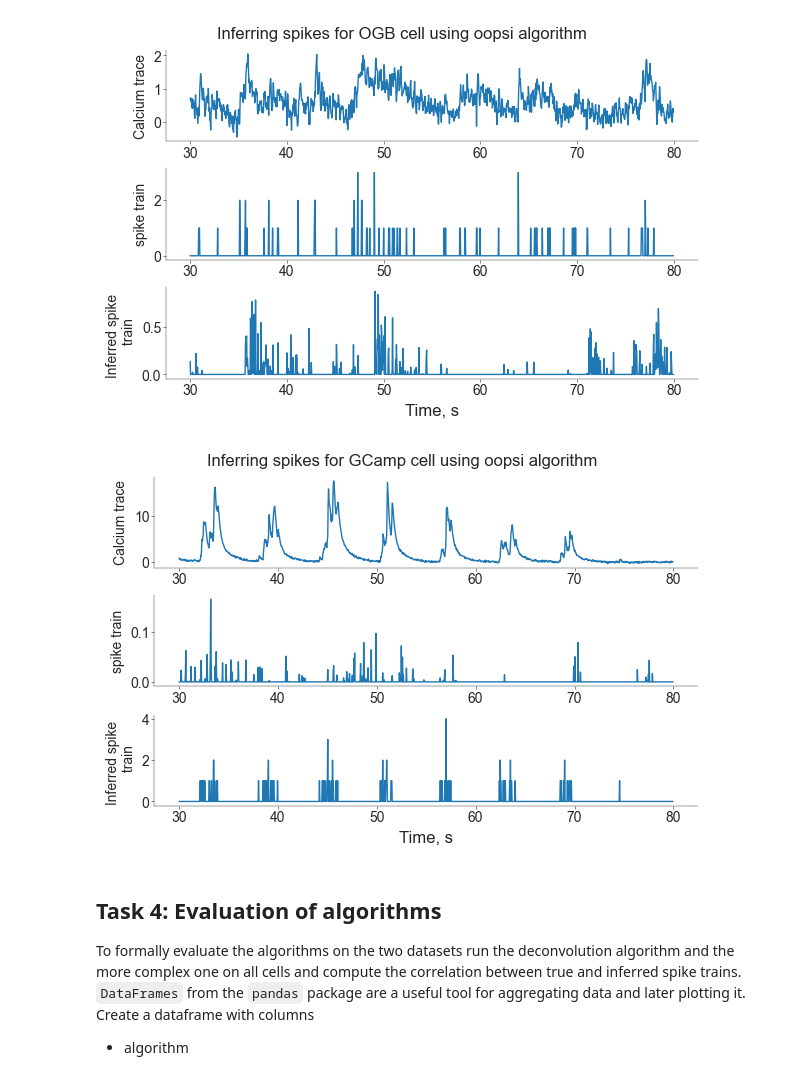
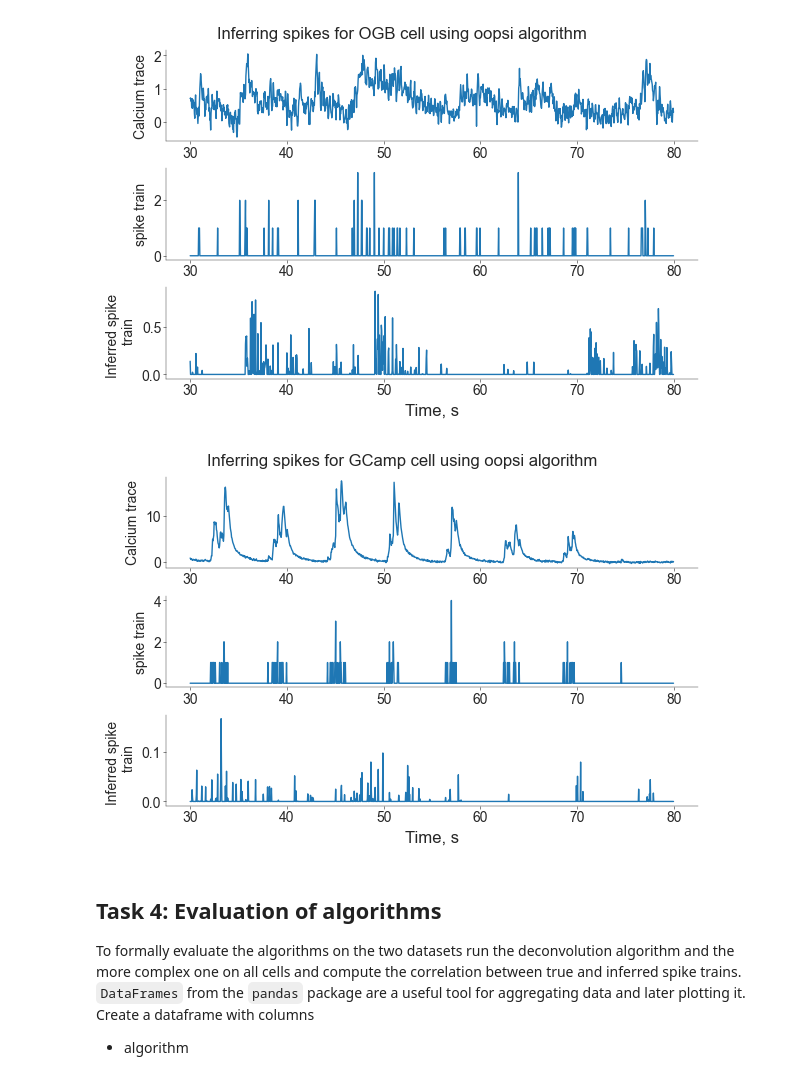
Before and after one commit to atimcenko/tu-neural-data-science, a Jupyter notebook: notebooks/CodingLab3_Ali.ipynb, the cells around one changed output. Drawn from its saved outputs; the diff is of its cells as text; code cells hidden in the pictures.

```diff
--- a/notebooks/CodingLab3_Ali.ipynb
+++ b/notebooks/CodingLab3_Ali.ipynb
@@ -480,29 +480,28 @@ oopsi_gcamp_fast, Cz = oopsi.fast(gcamp_calcium[:, i_cell_ogb], dt=1/fs, iter_ma
 # %%
 # ---------------------------------------------
 # Plot the results for the GCamp Cell (0.5 pts)
 # ---------------------------------------------
 
 fig, axs = plt.subplots(
     3, 1, figsize=(6, 4), height_ratios=[1, 1, 1], gridspec_kw=dict(hspace=0)
 )
 fig.suptitle("Inferring spikes for GCamp cell using oopsi algorithm")
 
 axs[0].plot(times[t_slice], gcamp_calcium[t_slice, i_cell_gcamp])
 axs[0].set_ylabel("Calcium trace")
 
-
-axs[1].plot(times[t_slice] ,oopsi_gcamp_fast[t_slice])
+axs[1].plot(times[t_slice], gcamp_spikes[t_slice, i_cell_gcamp])
 axs[1].set_ylabel("spike train")
 
-axs[2].plot(times[t_slice], gcamp_spikes[t_slice, i_cell_gcamp])
+axs[2].plot(times[t_slice] ,oopsi_gcamp_fast[t_slice])
 axs[2].set_ylabel("Inferred spike \n train")
 axs[2].set_xlabel("Time, s", fontsize = 12)
 
 plt.show()
 
 # GCamP Cell
 # %% [output]
-[figure, old version]
+[figure, new version]
 # %% [markdown]
 ## Task 4: Evaluation of algorithms
 
```
Also changed, not shown: parts of 5 cells of this notebook.
